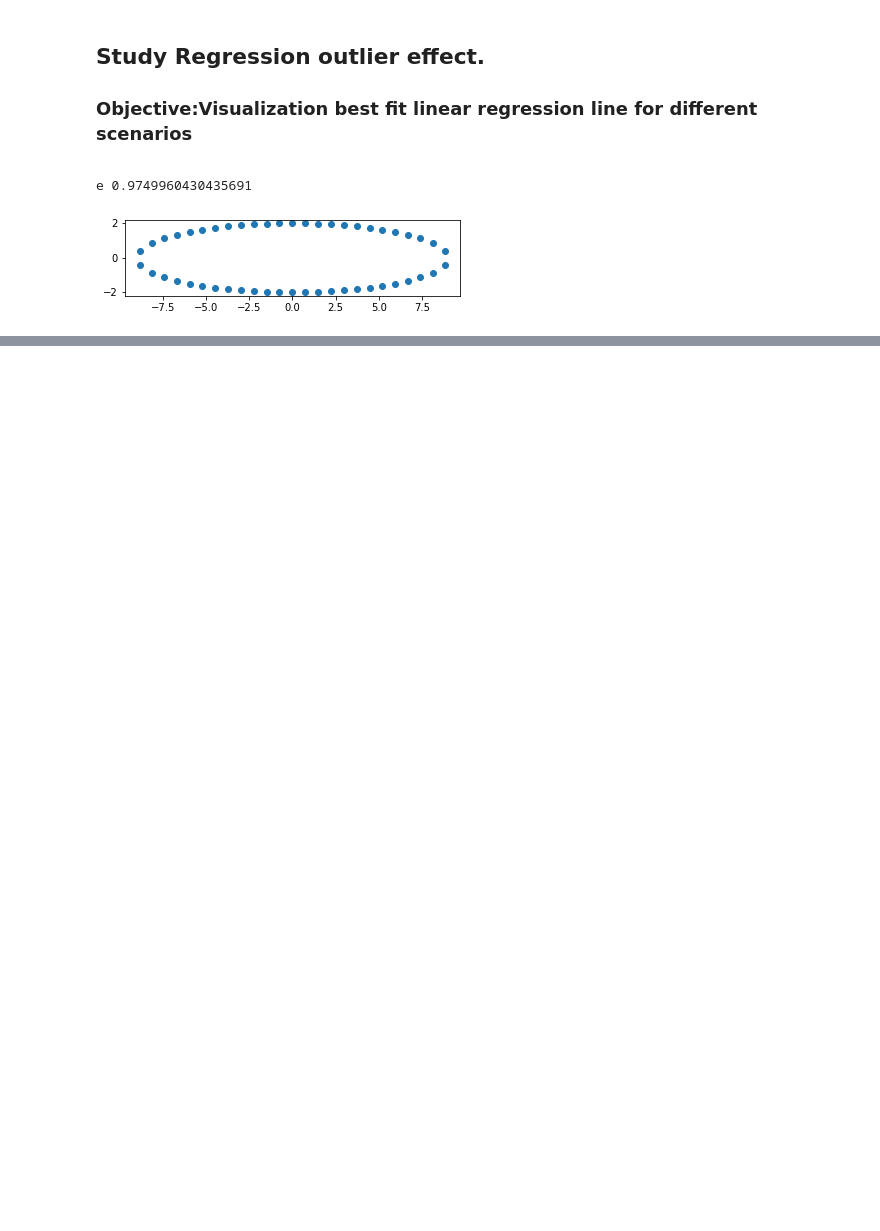
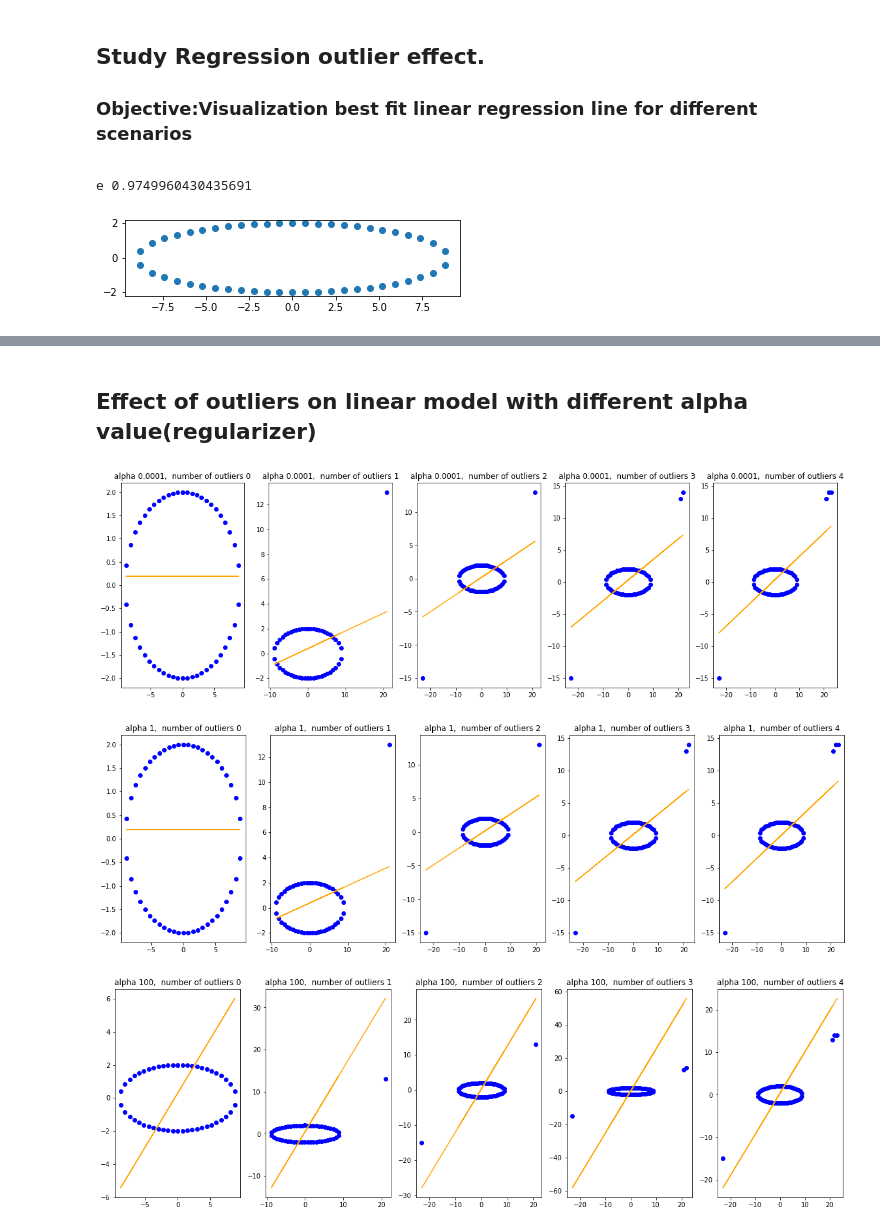
Before and after one commit to cr21/Behavior-of-Linear-Model-Machine-Learning-Study, a Jupyter notebook: RegressionOutlierEffect.ipynb, the cells around one changed output, grey strips where cells are left out. Drawn from its saved outputs; the diff is of its cells as text; code cells hidden in the pictures; blank space fills up the shorter version.

Commit message:
regression outlier case study done

```diff
--- a/RegressionOutlierEffect.ipynb
+++ b/RegressionOutlierEffect.ipynb
@@ -151,0 +215,3 @@ SGDRegressor()
+# %%
+customReg = CustomSGDRegressor(alpha=0)
+customW,customB,customLoss = customReg.fit(X,Y)
@@ -151,0 +232,36 @@ SGDRegressor()
+# %% [markdown]
+## Effect of outliers on linear model with different alpha value(regularizer)
+# %%
+alphas = [0.0001,1,100]
+outliers = [(0,2),(21, 13), (-23, -15), (22,14), (23, 14)]
+
+for idx,alpha in enumerate(alphas) :
+  plt.figure(figsize=(20,20))
+  X= b * np.sin(phi)
+  Y= a * np.cos(phi)
+  for id,outlier in enumerate(outliers):
+    plt.subplot(3,len(outliers),id+1)
+    # add outlier one by one
+
+    X = np.append(X,outlier[0]).reshape(-1,1)
+    Y = np.append(Y,outlier[1]).reshape(-1,1)
+    # run custom SGD regression
+    customReg = CustomSGDRegressor(alpha=alpha)
+    customW,customB,customLoss = customReg.fit(X,Y)
+    # run sklern SGD
+    sklearnSGD = SGDRegressor(alpha=alpha, learning_rate='constant')
+    sklearnSGD.fit(X.reshape(-1,1),Y.reshape(-1,1))
+    sklearnSGDW = sklearnSGD.coef_[0]
+    sklearnSGDB= sklearnSGD.intercept_[0]
+
+    customSGDLine = customW * X + customB
+    sklearnSGDLine = sklearnSGDW * X + sklearnSGDB
+    plt.scatter(X,Y, color='blue')
+    plt.plot(X, customSGDLine, color='orange')
+    plt.title(f"alpha {alpha},  number of outliers {id}")
+
+  plt.show()
+# %% [output]
+[figure, added]
+[figure, added]
+[figure, added]
```
Also changed, not shown: parts of 8 cells of this notebook.
